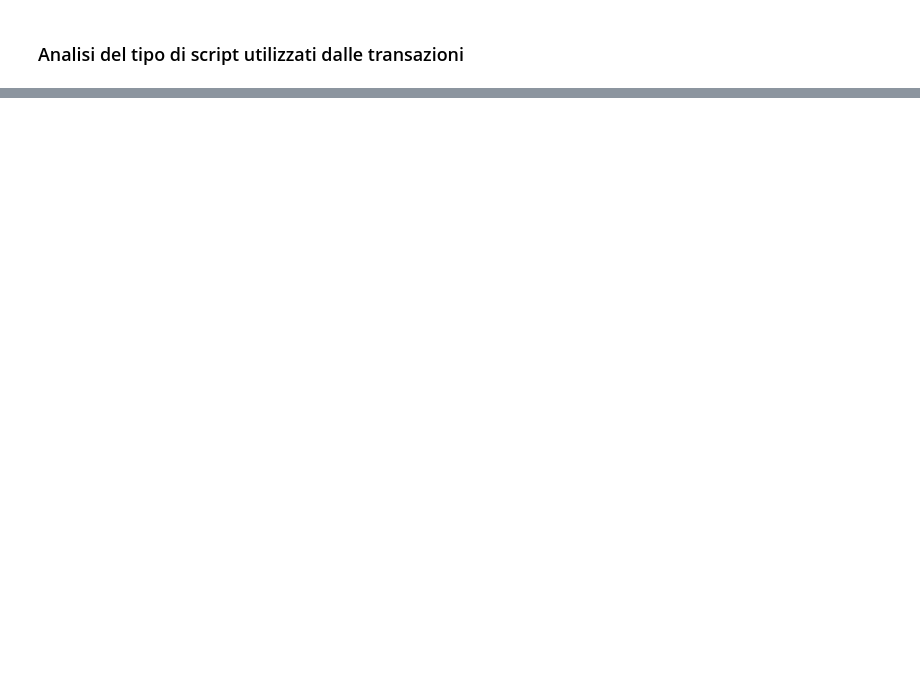
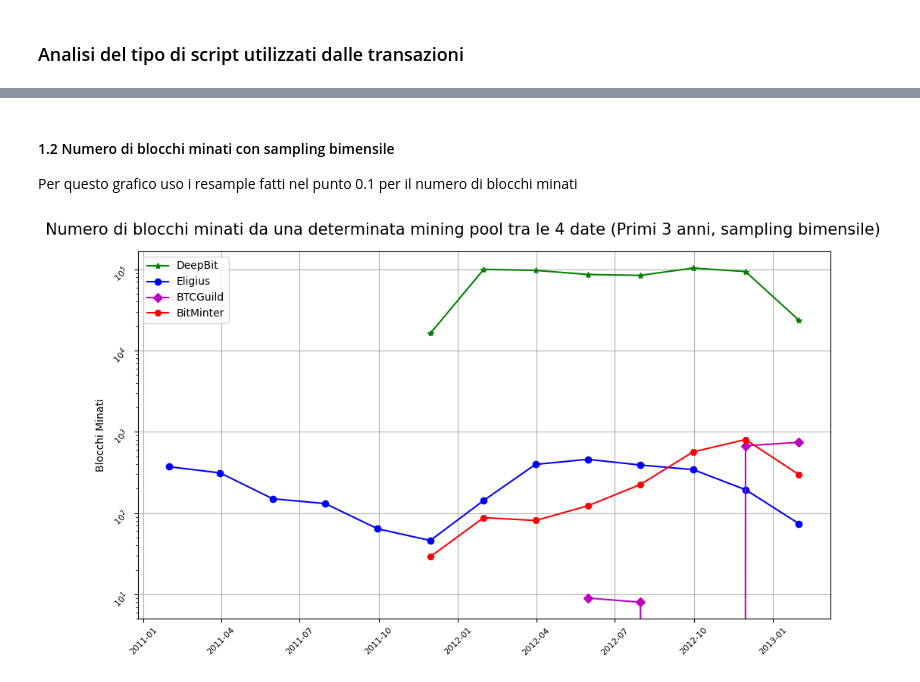
Before and after one commit to normalset/webscrapinglab, a Jupyter notebook: progetto_ratings/RATINGS.ipynb, the cells around one changed output, grey strips where cells are left out. Drawn from its saved outputs; the diff is of its cells as text; code cells hidden in the pictures; blank space fills up the shorter version.

```diff
--- a/progetto_ratings/RATINGS.ipynb
+++ b/progetto_ratings/RATINGS.ipynb
@@ -349,0 +704,19 @@ plt.show()
+# %%
+
+# Dataframe per Eligius
+Eligius_df = pd.DataFrame()
+Eligius_df = odf[odf['mining_pool'] == "Eligius_st"].resample('2ME' , on='timestamp')[['blockId']].count().rename(columns={"blockId":"blocks"})
+
+
+# Dataframe per BitMinter
+BitMinter_df = pd.DataFrame()
+BitMinter_df = odf[odf['mining_pool'] == "BitMinter_com"].resample('2ME' , on='timestamp')[['blockId']].count().rename(columns={"blockId":"blocks"})
+
+# Dataframe per DeepBit
+DeepBit_df = pd.DataFrame()
+DeepBit_df = odf[odf['mining_pool'] == "DeepBit_net"].resample('2ME' , on='timestamp')[['blockId']].count().rename(columns={"blockId":"blocks"})
+
+
+# Dataframe per BTCGuild
+BTCGuild_df = pd.DataFrame()
+BTCGuild_df = odf[odf['mining_pool'] == "BTCGuild_com"].resample('2ME' , on='timestamp')[['blockId']].count().rename(columns={"blockId":"blocks"})
@@ -349,0 +797,29 @@ plt.show()
+# %% [markdown]
+#### 1.2 Numero di blocchi minati con sampling bimensile
+
+Per questo grafico uso i resample fatti nel punto 0.1 per il numero di blocchi minati
+# %%
+import matplotlib.pyplot as plt
+
+fig, ax = plt.subplots(figsize=(10, 6))
+
+# plotto le diverse mining pools
+ax.plot(DeepBit_df.index, DeepBit_df['blocks'], marker='*', color='g')
+ax.plot(Eligius_df.index, Eligius_df['blocks'], marker='o', color='b')
+ax.plot(BTCGuild_df.index, BTCGuild_df['blocks'],marker='D', color='m')
+ax.plot(BitMinter_df.index, BitMinter_df['blocks'], marker='H', color='r')
+
+# label asse y
+ax.set_ylabel("Blocchi Minati")
+
+# specifiche varie per il grafico
+plt.legend(["DeepBit" , "Eligius" , "BTCGuild" , "BitMinter"])
+plt.yscale('log')
+plt.grid(True)
+plt.tick_params(axis='both', which='major', labelsize=8, rotation=45)
+fig.suptitle("Numero di blocchi minati da una determinata mining pool tra le 4 date (Primi 3 anni, sampling bimensile)", fontsize=15) #Titolo
+
+plt.tight_layout()  # Aggiusto lo spacing tra gli elementi
+plt.show()
+# %% [output]
+[figure, added]
```
Also changed, not shown: parts of 78 cells of this notebook, 1 other file.
